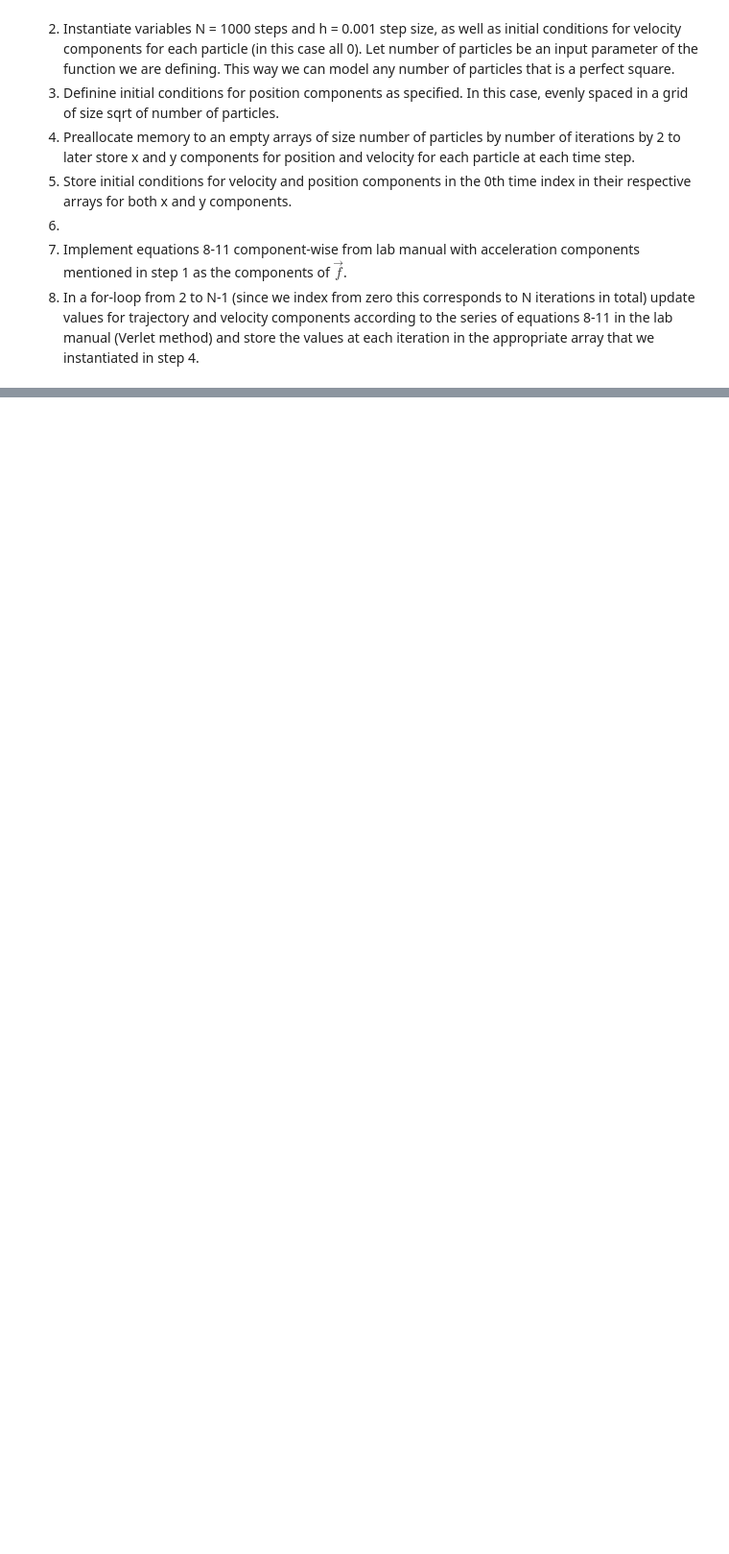
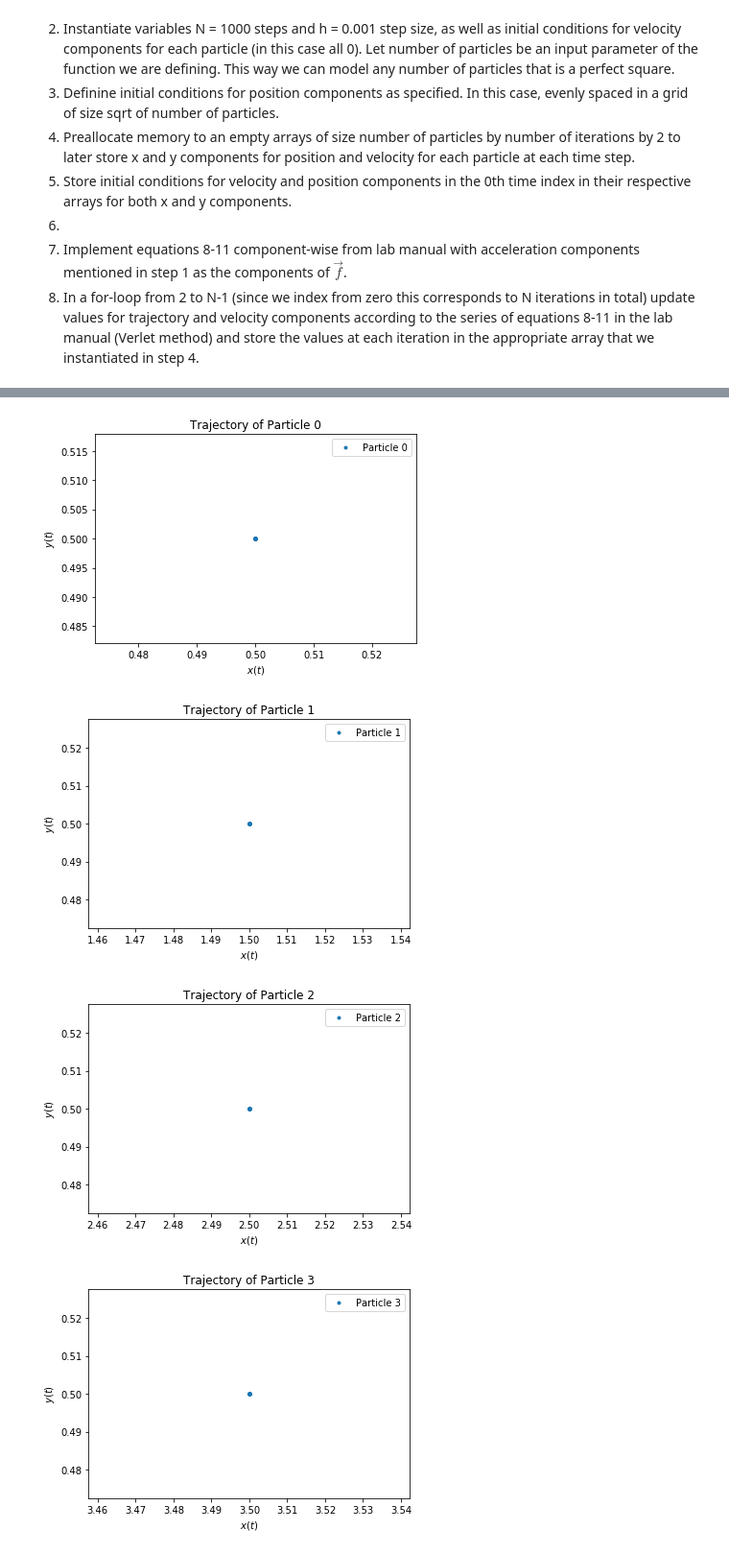
Before and after one commit to andrewkhardy/PHY-407, a Jupyter notebook: Lab06_Q3.ipynb, the cells around one changed output, grey strips where cells are left out. Shown at 96% size. Saved outputs shown, nothing was run; the diff lists cells and outputs as text; code cells hidden in the pictures; blank space fills up the shorter version.

```diff
--- a/Lab06_Q3.ipynb
+++ b/Lab06_Q3.ipynb
@@ -307,0 +241,16 @@ NameError: name 'f_rx' is not defined
+# %%
+for i in range(num_particles):
+    plt.figure()
+    plt.title('Trajectory of Particle '+str(i))
+    plt.xlabel('$x(t)$')
+    plt.ylabel('$y(t)$')
+    lb = 'Particle '+str(i)
+    plt.plot(rp[i,:,0], rp[i,:,1], '.', label = lb)
+    plt.legend()
+    plt.axis('equal')
+    plt.show()
+# %% [output]
+[figure, added]
+[figure, added]
+[figure, added]
+[figure, added]
```
Also changed, not shown: parts of 16 cells of this notebook.
